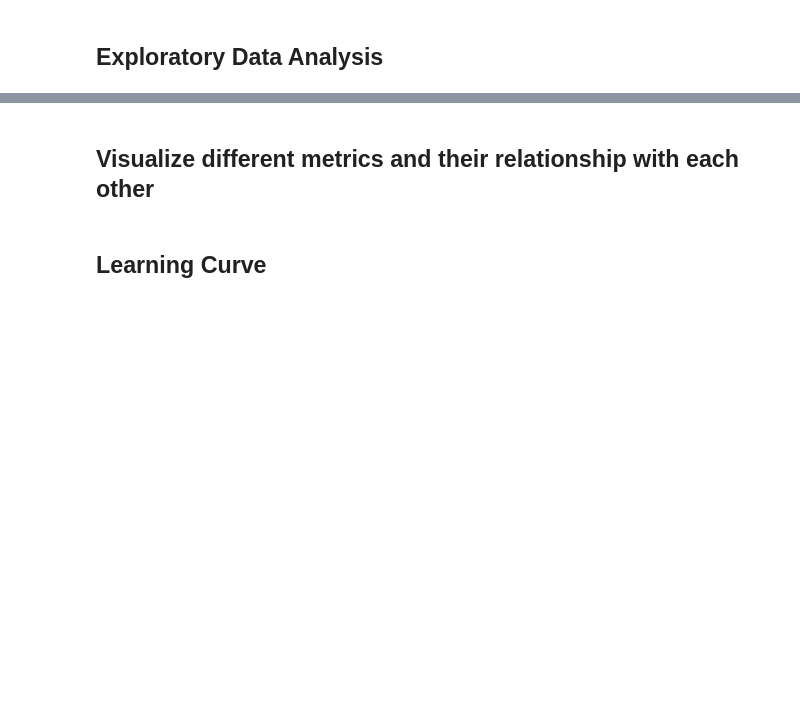
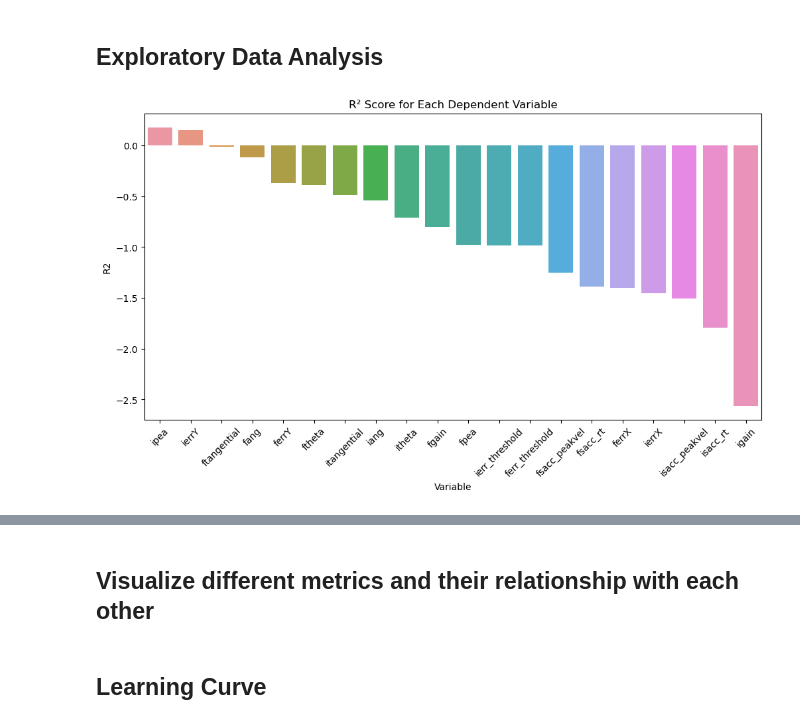
Before and after one commit to mindemory/mgs_stimul, a Jupyter notebook: mgsAnalysis/analysisEye/main.ipynb, the cells around one changed output, grey strips where cells are left out. Drawn from its saved outputs; the diff is of its cells as text; code cells hidden in the pictures; blank space fills up the shorter version.

```diff
--- a/mgsAnalysis/analysisEye/main.ipynb
+++ b/mgsAnalysis/analysisEye/main.ipynb
@@ -195,11 +228,23 @@ final_df.columns[15]
-# %%
-X = independent_df #.drop(dependent_vars, axis=1)
-y = agg_df[('isacc_peakvel', 'mean')]  # Example dependent variable
-
-X_train, X_test, y_train, y_test = train_test_split(X, y, test_size=0.3, random_state=42)
-
-model = RandomForestRegressor()
-model.fit(X_train, y_train)
-predictions = model.predict(X_test)
-
-print("MSE:", mean_squared_error(y_test, predictions))
+# %%
+X = independent_df
+
+R2_df = pd.DataFrame(columns=['Variable', 'R2'])
+
+for col in agg_df.columns.levels[0]:
+    y = agg_df[(col, 'mean')]
+    scores = cross_val_score(RandomForestRegressor(random_state=42), X, y, cv=5, scoring='r2')
+
+    avg_score = np.mean(scores)
+    new_row = pd.DataFrame({'Variable': [col], 'R2': [avg_score]})
+    R2_df = pd.concat([R2_df, new_row], ignore_index=True)
+
+
+R2_df.sort_values(by='R2', ascending=False, inplace=True)
+
+plt.figure(figsize=(12, 6))
+sns.barplot(x='Variable', y='R2', data=R2_df)
+plt.xticks(rotation=45)
+plt.title('R² Score for Each Dependent Variable')
+plt.show()
+# %% [output]
+[figure, added]
```
Also changed, not shown: parts of 9 cells of this notebook.
